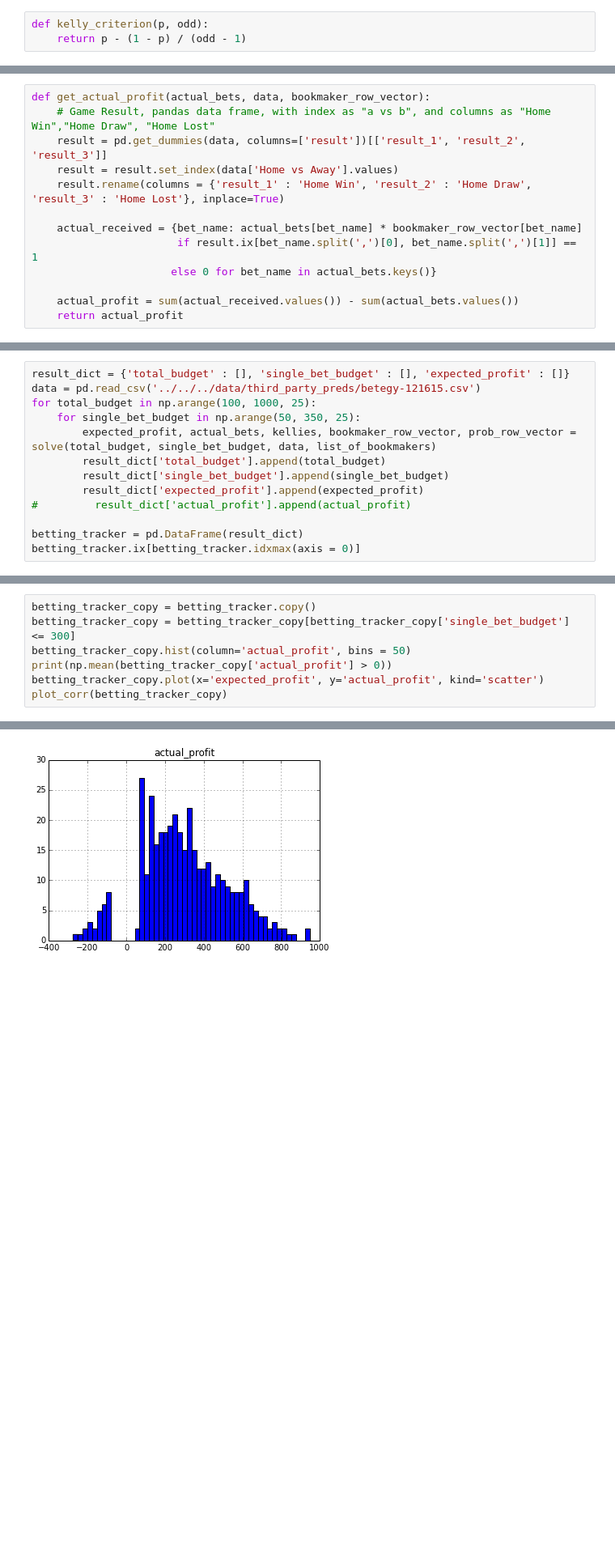
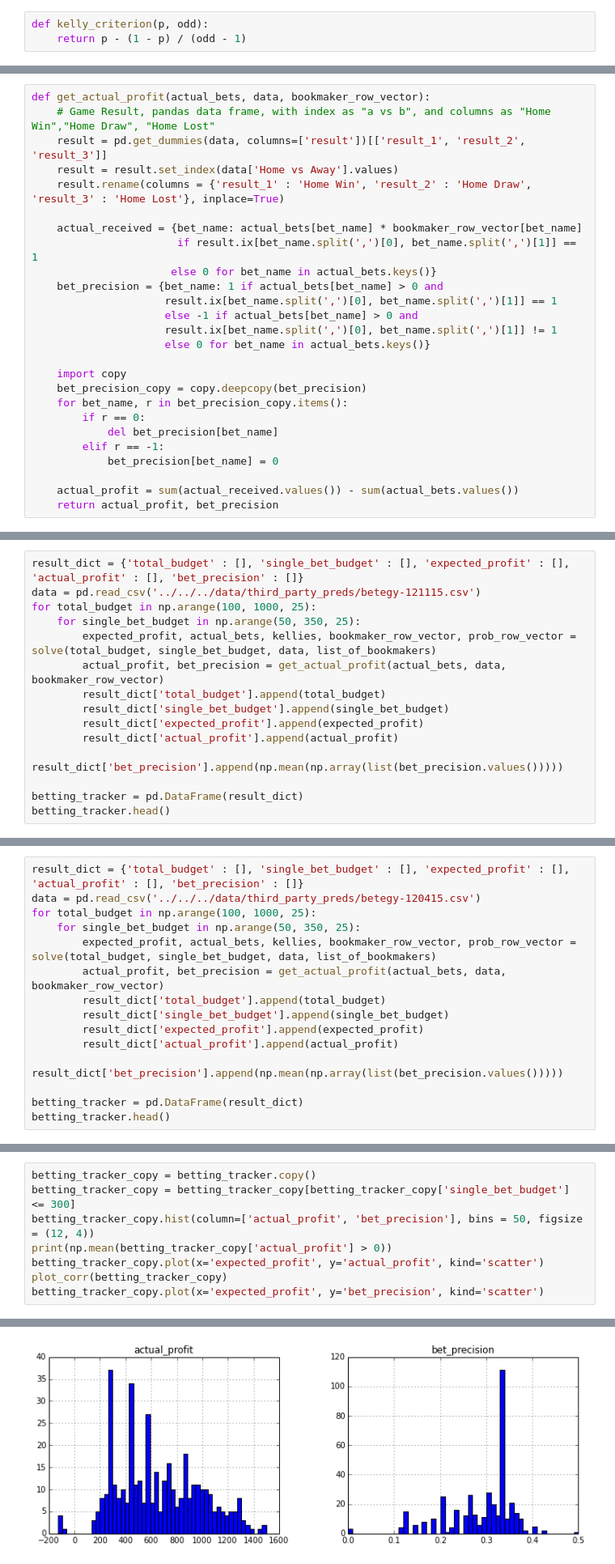
Before and after one commit to xy008areshsu/SoccerBetting, a Jupyter notebook: src/betting_strategy/python/betting_strategy.ipynb, the cells around one changed output, grey strips where cells are left out. Shown: that part at 81% size. Cells and saved outputs as stored; diff of their text form; blank space fills up the shorter version.

Commit message:
updated obj function, added more data and more tests

```diff
--- a/src/betting_strategy/python/betting_strategy.ipynb
+++ b/src/betting_strategy/python/betting_strategy.ipynb
@@ -139,6 +160,19 @@ def get_actual_profit(actual_bets, data, bookmaker_row_vector):
     actual_received = {bet_name: actual_bets[bet_name] * bookmaker_row_vector[bet_name]
                        if result.ix[bet_name.split(',')[0], bet_name.split(',')[1]] == 1
                       else 0 for bet_name in actual_bets.keys()}
+    bet_precision = {bet_name: 1 if actual_bets[bet_name] > 0 and
+                     result.ix[bet_name.split(',')[0], bet_name.split(',')[1]] == 1
+                     else -1 if actual_bets[bet_name] > 0 and
+                     result.ix[bet_name.split(',')[0], bet_name.split(',')[1]] != 1
+                     else 0 for bet_name in actual_bets.keys()}
+
+    import copy
+    bet_precision_copy = copy.deepcopy(bet_precision)
+    for bet_name, r in bet_precision_copy.items():
+        if r == 0:
+            del bet_precision[bet_name]
+        elif r == -1:
+            bet_precision[bet_name] = 0
 
     actual_profit = sum(actual_received.values()) - sum(actual_bets.values())
-    return actual_profit
+    return actual_profit, bet_precision
@@ -158,16 +198,18 @@ def plot_corr(df,size=10):
     plt.xticks(range(len(corr.columns)), corr.columns);
     plt.yticks(range(len(corr.columns)), corr.columns);
 # %%
-result_dict = {'total_budget' : [], 'single_bet_budget' : [], 'expected_profit' : []}
-data = pd.read_csv('../../../data/third_party_preds/betegy-121615.csv')
+result_dict = {'total_budget' : [], 'single_bet_budget' : [], 'expected_profit' : [], 'actual_profit' : [], 'bet_precision' : []}
+data = pd.read_csv('../../../data/third_party_preds/betegy-121115.csv')
 for total_budget in np.arange(100, 1000, 25):
     for single_bet_budget in np.arange(50, 350, 25):
         expected_profit, actual_bets, kellies, bookmaker_row_vector, prob_row_vector = solve(total_budget, single_bet_budget, data, list_of_bookmakers)
+        actual_profit, bet_precision = get_actual_profit(actual_bets, data, bookmaker_row_vector)
         result_dict['total_budget'].append(total_budget)
         result_dict['single_bet_budget'].append(single_bet_budget)
         result_dict['expected_profit'].append(expected_profit)
-#         result_dict['actual_profit'].append(actual_profit)
+        result_dict['actual_profit'].append(actual_profit)
+        result_dict['bet_precision'].append(np.mean(np.array(list(bet_precision.values()))))
 
 betting_tracker = pd.DataFrame(result_dict)
-betting_tracker.ix[betting_tracker.idxmax(axis = 0)]
+betting_tracker.head()
 # %% [output]
@@ -177,0 +254,15 @@ betting_tracker.ix[betting_tracker.idxmax(axis = 0)]
+# %%
+result_dict = {'total_budget' : [], 'single_bet_budget' : [], 'expected_profit' : [], 'actual_profit' : [], 'bet_precision' : []}
+data = pd.read_csv('../../../data/third_party_preds/betegy-120415.csv')
+for total_budget in np.arange(100, 1000, 25):
+    for single_bet_budget in np.arange(50, 350, 25):
+        expected_profit, actual_bets, kellies, bookmaker_row_vector, prob_row_vector = solve(total_budget, single_bet_budget, data, list_of_bookmakers)
+        actual_profit, bet_precision = get_actual_profit(actual_bets, data, bookmaker_row_vector)
+        result_dict['total_budget'].append(total_budget)
+        result_dict['single_bet_budget'].append(single_bet_budget)
+        result_dict['expected_profit'].append(expected_profit)
+        result_dict['actual_profit'].append(actual_profit)
+        result_dict['bet_precision'].append(np.mean(np.array(list(bet_precision.values()))))
+
+betting_tracker = pd.DataFrame(result_dict)
+betting_tracker.head()
@@ -205,8 +285,9 @@ betting_tracker.head()
 # %%
 betting_tracker_copy = betting_tracker.copy()
 betting_tracker_copy = betting_tracker_copy[betting_tracker_copy['single_bet_budget'] <= 300]
-betting_tracker_copy.hist(column='actual_profit', bins = 50)
+betting_tracker_copy.hist(column=['actual_profit', 'bet_precision'], bins = 50, figsize = (12, 4))
 print(np.mean(betting_tracker_copy['actual_profit'] > 0))
 betting_tracker_copy.plot(x='expected_profit', y='actual_profit', kind='scatter')
 plot_corr(betting_tracker_copy)
+betting_tracker_copy.plot(x='expected_profit', y='bet_precision', kind='scatter')
 # %% [output]
@@ -225 +309 @@ total_budget           1.000000
-[figure, old version]
+[figure, new version]
```
Also changed, not shown: parts of 27 cells of this notebook, 9 other files.
